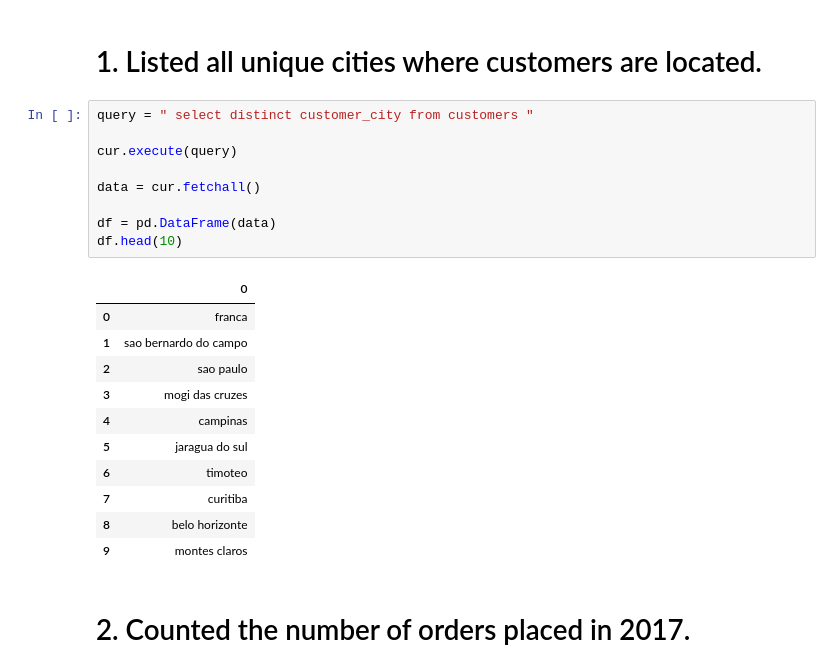
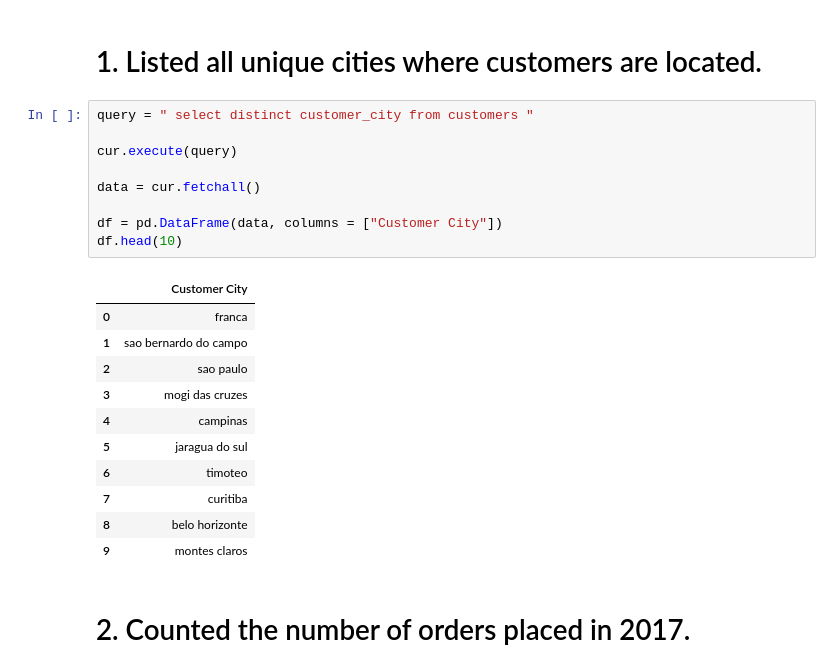
Before and after one commit to Mrunal-Kashte/Portfolio-Projects, a Jupyter notebook: Python-SQL-Project/sql+python_project.ipynb, the cells around one changed output. Cells and saved outputs as stored; diff of their text form.

```diff
--- a/Python-SQL-Project/sql+python_project.ipynb
+++ b/Python-SQL-Project/sql+python_project.ipynb
@@ -19,14 +19,14 @@ cur = db.cursor()
 # %%
 query = " select distinct customer_city from customers "
 
 cur.execute(query)
 
 data = cur.fetchall()
 
-df = pd.DataFrame(data)
+df = pd.DataFrame(data, columns = ["Customer City"])
 df.head(10)
 # %% [output]
-|  | 0 |
+|  | Customer City |
 | 0 | franca |
 | 1 | sao bernardo do campo |
 | 2 | sao paulo |
```
Also changed, not shown: parts of 4 cells of this notebook.
